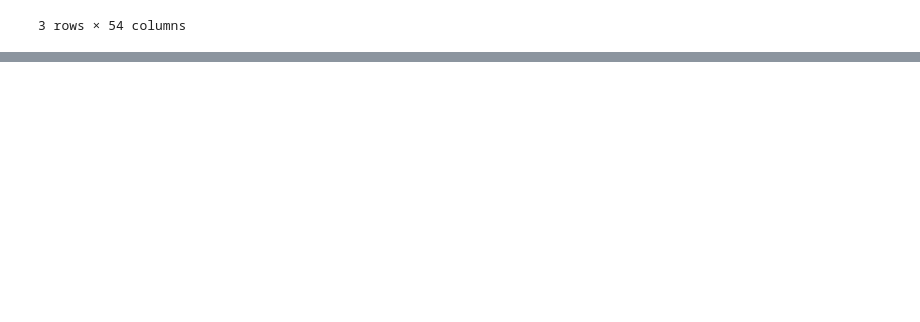
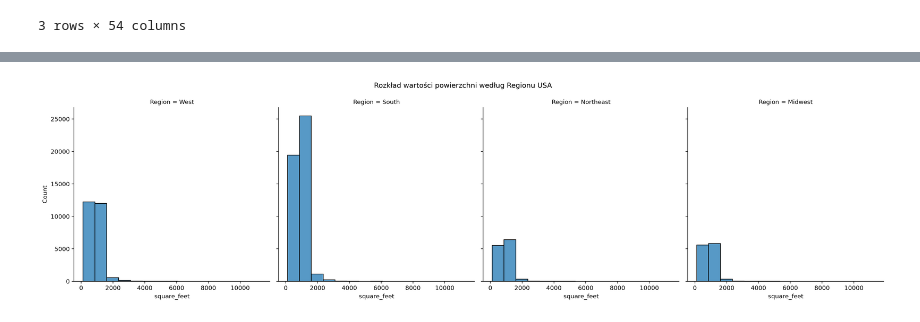
Before and after one commit to michalinahinc/Kurs_Analiza, a Jupyter notebook: pliki_robocze/Analiza_GK.ipynb, the cells around one changed output, grey strips where cells are left out. Saved outputs shown, nothing was run; the diff lists cells and outputs as text; code cells hidden in the pictures; blank space fills up the shorter version.

```diff
--- a/pliki_robocze/Analiza_GK.ipynb
+++ b/pliki_robocze/Analiza_GK.ipynb
@@ -110,0 +140,12 @@ df.head(3)
+# %%
+sns.displot(
+    data=df,
+    x="square_feet",
+    col="Region",
+    bins=15
+)
+
+plt.suptitle("Rozkład wartości powierzchni według Regionu USA", y=1.05)
+plt.show()
+# %% [output]
+[figure, added]
```
Also changed, not shown: parts of 1 cell of this notebook.
